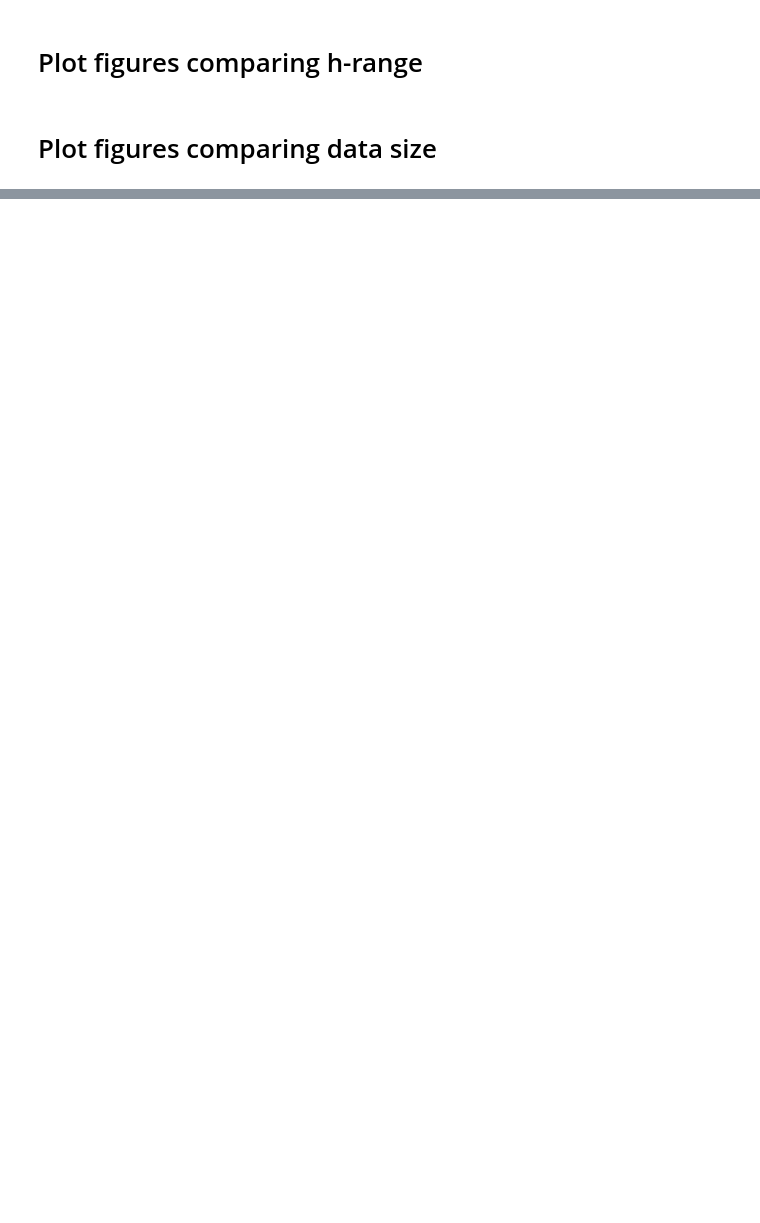
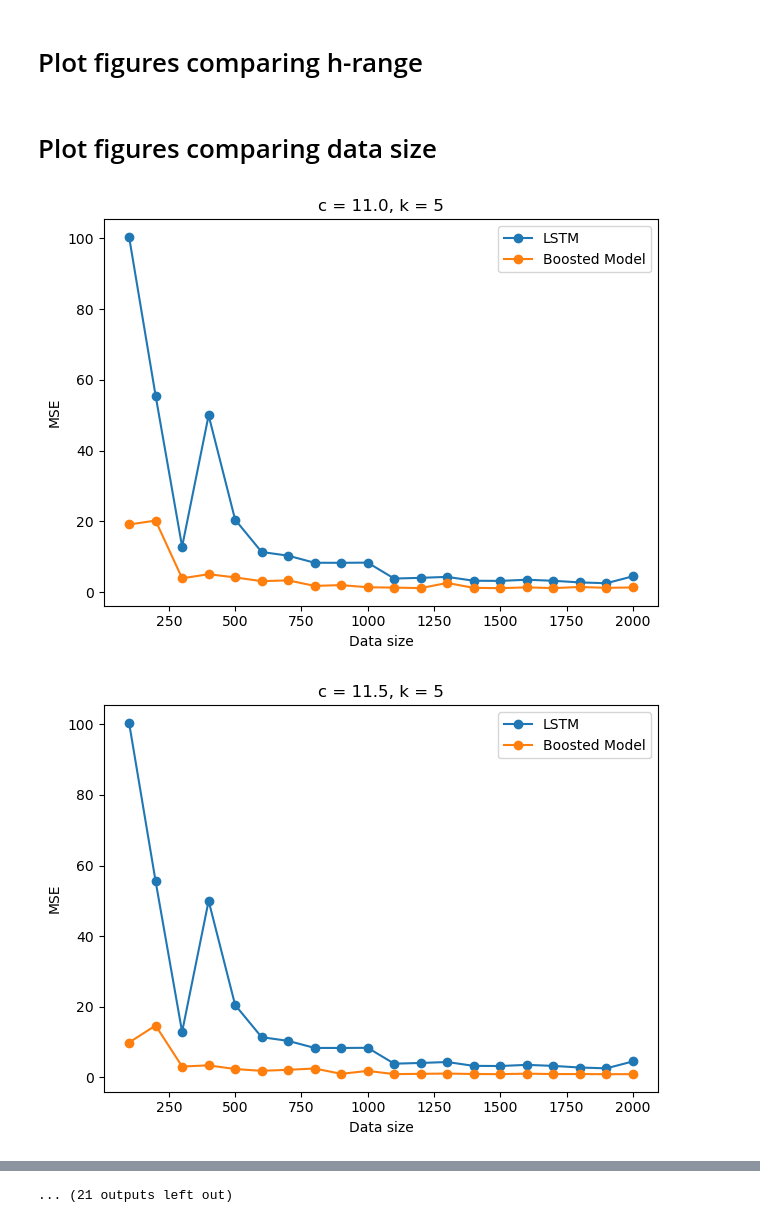
Before and after one commit to TomMann937/projectIV-code, a Jupyter notebook: notebooks/boosted_model_visualistaion.ipynb, the cells around one changed output, grey strips where cells are left out. Saved outputs shown, nothing was run; the diff lists cells and outputs as text; code cells hidden in the pictures; blank space fills up the shorter version.

```diff
--- a/notebooks/boosted_model_visualistaion.ipynb
+++ b/notebooks/boosted_model_visualistaion.ipynb
@@ -55,20 +83,28 @@ ax.legend()
 # %%
 from pathlib import Path
 
-FIGURES = Path("../figures/boosting/base")
+FIGURES = Path("../figures/boosting/base2")
 FIGURES.mkdir(parents=True, exist_ok=True)
 # %%
+xticks = [1,5,10,15,20]
+
 for c in np.linspace(11,16,11):
     fig, ax = plt.subplots()
 
     ax.set_yscale("log")
     ds_lstm.mse.plot(ax=ax, marker="o", linestyle="-", label="LSTM")
     ds_phys.mse.sel(c=c).plot(ax=ax, marker="o", linestyle="-", label="Physical model")
-    ds_boost.mse.sel(c=c).plot(ax=ax, marker="o", linestyle="-", label="Boosted model")
+    ds_boost2.mse.sel(c=c).plot(ax=ax, marker="o", linestyle="-", label="Boosted model")
 
-    ax.set_ylabel("MSE (log scale)")
-    ax.set_xlabel("Forecast length (k)")
+    ax.set_ylabel("Mean Squared Error")
+    ax.set_xlabel("Forecast Horizon (time steps)")
+    ax.set_xticks(xticks)
+    ax.set_title("")
     fig.tight_layout()
+
+
+    ax.spines["top"].set_visible(False)
+    ax.spines["right"].set_visible(False)
     ax.legend()
 
     fig.savefig(FIGURES / f"mse_vs_k_c{c}.png", dpi=300, bbox_inches="tight")
@@ -95,7 +131,10 @@ for k, c in configs:
 
   ax.set_ylabel("MSE")
   ax.set_xlabel("Hidden size")
+  ax.set_title("")
   fig.tight_layout()
+  ax.spines["top"].set_visible(False)
+  ax.spines["right"].set_visible(False)
   ax.legend()
 
   fig.savefig(FIGURES / f"mse_vs_h_k{k}_c{c}.png", dpi=300, bbox_inches="tight")
@@ -108,16 +147,19 @@ FIGURES.mkdir(parents=True, exist_ok=True)
 # %%
 for k, c in configs:
 
   fig, ax = plt.subplots()
   # ax.set_yscale("log")
   ds_lstm_d_range.mse.sel(k=k).plot(ax=ax, marker="o", linestyle="-", label="LSTM")
-  ds_boost_d_range.mse.sel(c=c, k=k).plot(ax=ax, marker="o", linestyle="-", label="Boosted Model")
+  ds_boost_d_range2.mse.sel(c=c, k=k).plot(ax=ax, marker="o", linestyle="-", label="Boosted Model")
 
 
   ax.set_ylabel("MSE")
   ax.set_xlabel("Data size")
   fig.tight_layout()
   ax.legend()
 
-  fig.savefig(FIGURES / f"mse_vs_d_k{k}_c{c}.png", dpi=300, bbox_inches="tight")
-  plt.close(fig)
+  # fig.savefig(FIGURES / f"mse_vs_d_k{k}_c{c}.png", dpi=300, bbox_inches="tight")
+  # plt.close(fig)  w
+# %% [output]
+[figure, added]
+[figure, added]
@@ -123,0 +176 @@ for k, c in configs:
+... (21 outputs left out)
```
Also changed, not shown: parts of 8 cells of this notebook, 5 other files.
